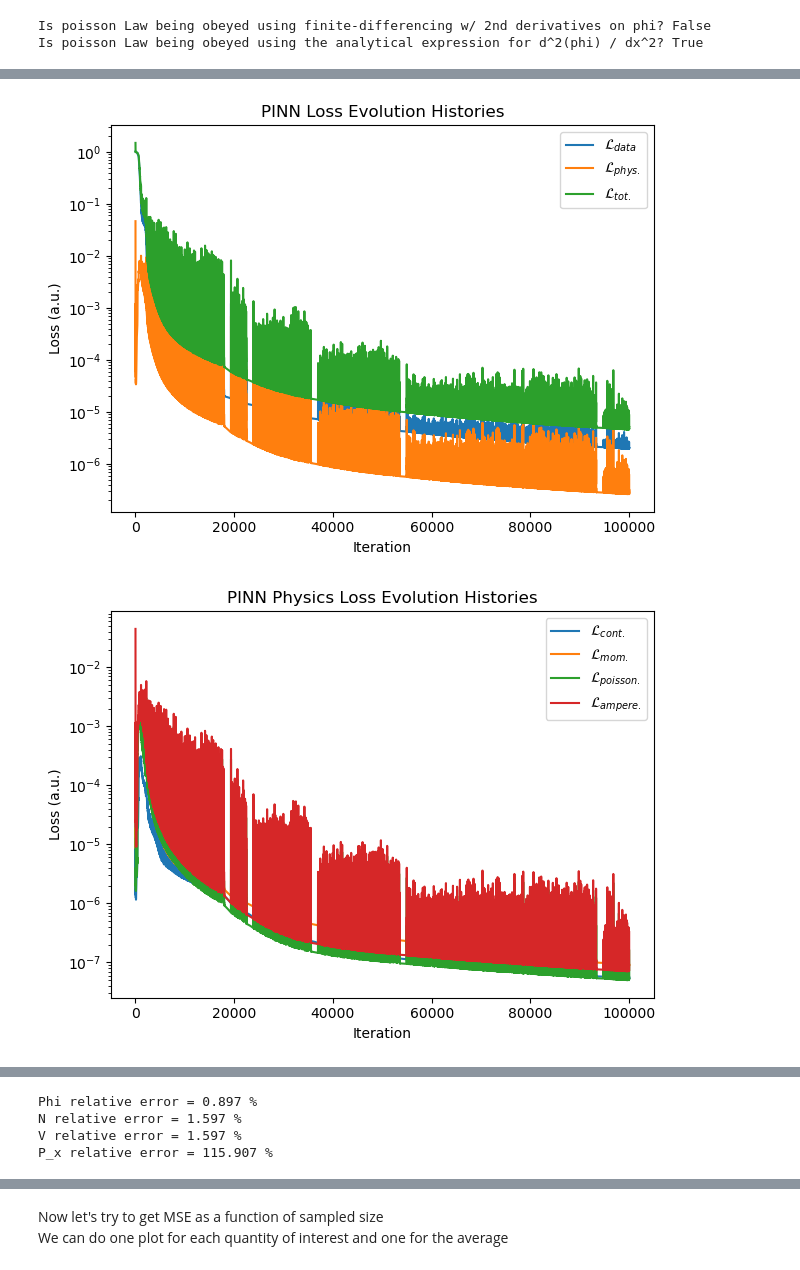
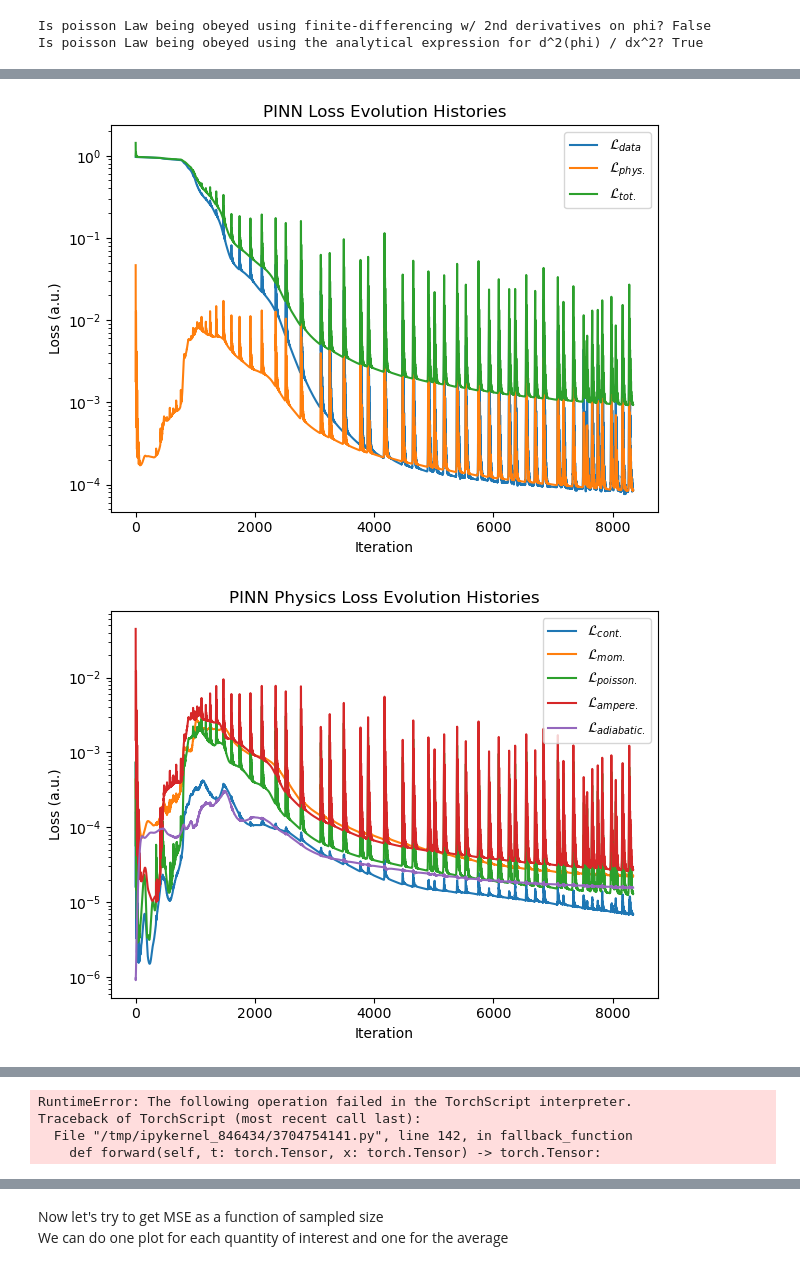
Before and after one commit to amoozing2539/Plasma_PINNS, a Jupyter notebook: PINN_Langmuir_Zack_UPDATED.ipynb, the cells around one changed output, grey strips where cells are left out. Cells and saved outputs as stored; diff of their text form; code cells hidden in the pictures.

```diff
--- a/PINN_Langmuir_Zack_UPDATED.ipynb
+++ b/PINN_Langmuir_Zack_UPDATED.ipynb
@@ -362,7 +365,7 @@ momentum = V_t - phi_x + P_x
 poisson = phi_xx - N_GT
 ampere = phi_xt + V_GT
 #need some way to constrain the pressure gradient
-# adiabatic = P_x - ((.1)**2)*((N_GT)**(2))*N_x
+adiabatic = P_x - gamma*((vth)**2)*((N_GT)**(gamma-1))*N_x
 # %%
 ext = [x_arr[1], x_arr[-2], t_arr[1], t_arr[-2]]
 
@@ -720,7 +741,7 @@ def pde_residuals(model, t, x, means, stds):
     residuals[:,1:2] = V_t - phi_x + P_x
     residuals[:,2:3] = phi_xx - N
     residuals[:,3:4] = phi_xt + V
-    # residuals[:,4:5] = P_x - ((.1)**2)*(N_x)
+    residuals[:,4:5] = P_x - gamma * ((vth)**2)*((N)**(gamma-1))*N_x
 
 
     return residuals
@@ -801,5 +822,5 @@ def get_total_loss(model, t_sparse, x_sparse, phi_sparse, t_coll, x_coll, dt, dx
 # %%
-def write_losses(hist, loss, sm_loss, physics_loss, continuity_loss, momentum_loss, poisson_loss, ampere_loss): #adiabatic_loss):
+def write_losses(hist, loss, sm_loss, physics_loss, continuity_loss, momentum_loss, poisson_loss, ampere_loss, adiabatic_loss):
 
     hist['loss'].append(loss.item())
     hist['sm_loss'].append(sm_loss.item())
@@ -808,7 +829,7 @@ def write_losses(hist, loss, sm_loss, physics_loss, continuity_loss, momentum_lo
     hist['momentum_loss'].append(momentum_loss.item())
     hist['poisson_loss'].append(poisson_loss.item())
     hist['ampere_loss'].append(ampere_loss.item())
-    # hist['adiabatic_loss'].append(adiabatic_loss.item())
+    hist['adiabatic_loss'].append(adiabatic_loss.item())
 
 
 
@@ -1135,6 +1163,16 @@ stds[:,3] = np.abs(phi_amp*k*(1. - omega**2))
 print(f"Means: {means}")
 print(f"Stds: {stds}")
 
+# hist = {
+#     'loss': [],
+#     'sm_loss': [],
+#     'physics_loss': [],
+#     'continuity_loss': [],
+#     'momentum_loss': [],
+#     'poisson_loss': [],
+#     'ampere_loss': []
+# }
+
 hist = {
     'loss': [],
     'sm_loss': [],
@@ -1142,19 +1180,9 @@ hist = {
     'continuity_loss': [],
     'momentum_loss': [],
     'poisson_loss': [],
-    'ampere_loss': []
+    'ampere_loss': [],
+    'adiabatic_loss': []
 }
-
-# hist = {
-#     'loss': [],
-#     'sm_loss': [],
-#     'physics_loss': [],
-#     'continuity_loss': [],
-#     'momentum_loss': [],
-#     'poisson_loss': [],
-#     'ampere_loss': [],
-#     'adiabatic_loss': []
-# }
 # %% [output]
 Initializing NN with glorot initialization...
 
@@ -1199,11 +1214,15 @@ Epoch 2000 / 2000, total loss = 4.7474e-06
 # optimizer = FullBatchLBFGS(model.parameters(), lr=1.0, line_search='Wolfe')
 # model, optimizer, hist = optimize_lbfgs(model, optimizer, hist, 50000, t_sparse_tensor, x_sparse_tensor, phi_sparse_tensor, t_coll_tensor, x_coll_tensor, dt_coll, dx_coll, means, stds, lamda)
 # %%
+# Put model in evaluation mode
 model.eval()
-plot_loss_histories(hist)
-plot_reconstructed_quantities(device, model, extent, Nt, Nx, means, stds)
-plot_reconstructed_quantity_residuals(device, model, extent, Nt_coll, Nx_coll, means, stds)
-plot_reconstructed_quantity_errors(device, model, extent, Nt, Nx, means, stds, phi_GT, N_GT, V_GT, P_x_GT)
+
+# Then continue with your code
+with torch.no_grad():
+    plot_loss_histories(hist)
+    plot_reconstructed_quantities(device, model, extent, Nt, Nx, means, stds)
+    plot_reconstructed_quantity_residuals(device, model, extent, Nt_coll, Nx_coll, means, stds)
+    plot_reconstructed_quantity_errors(device, model, extent, Nt, Nx, means, stds, phi_GT, N_GT, V_GT, P_x_GT)
 # %% [output]
-[figure, old version]
+[figure, new version]
-[figure, old version]
+[figure, new version]
@@ -1212,4 +1229,4 @@ plot_reconstructed_quantity_errors(device, model, extent, Nt, Nx, means, stds, p
-Phi relative error = 0.897 %
-N relative error = 1.597 %
-V relative error = 1.597 %
-P_x relative error = 115.907 %
+RuntimeError: The following operation failed in the TorchScript interpreter.
+Traceback of TorchScript (most recent call last):
+  File "/tmp/ipykernel_846434/3704754141.py", line 142, in fallback_function
+    def forward(self, t: torch.Tensor, x: torch.Tensor) -> torch.Tensor:
```
Also changed, not shown: parts of 13 cells of this notebook, 1 other file.
